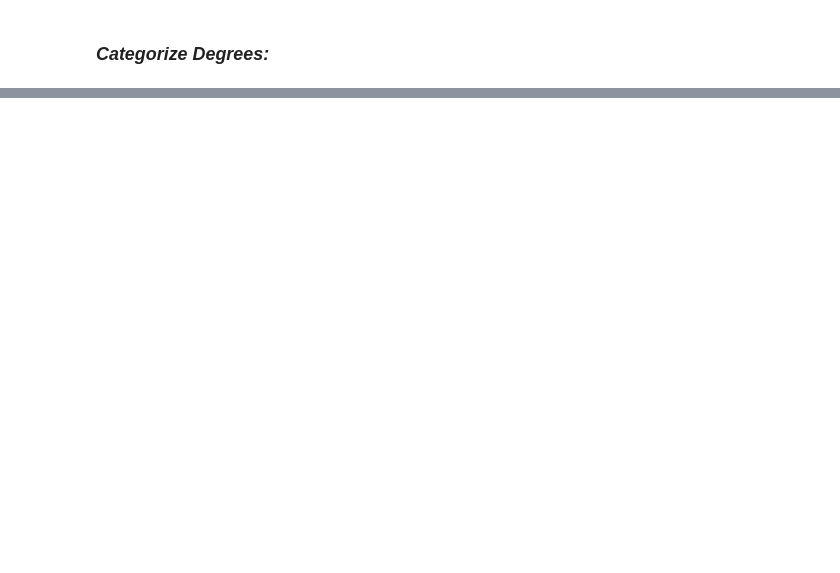
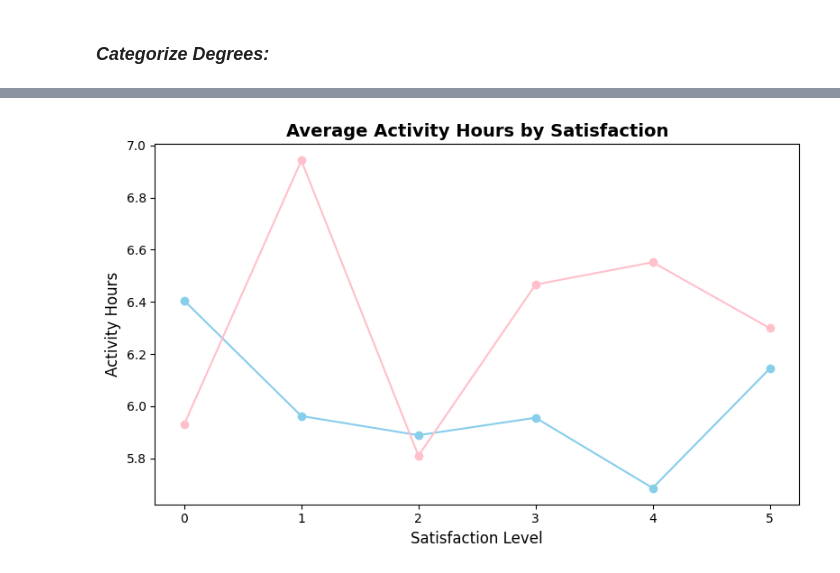
Before and after one commit to AbdessamadTzn/Sad-Brain-Analytics-Hackathon, a Jupyter notebook: sadbrainanalytics.ipynb, the cells around one changed output, grey strips where cells are left out. Saved outputs shown, nothing was run; the diff lists cells and outputs as text; code cells hidden in the pictures; blank space fills up the shorter version.

```diff
--- a/sadbrainanalytics.ipynb
+++ b/sadbrainanalytics.ipynb
@@ -359,0 +381,7 @@ Undergraduate                    3.000000
+# %%
+# Define age group bins and labels
+bins = [0, 29, 44, 54, 65, float('inf')]
+labels = ['Under 25', '25-34', '35-44', '45-54', '55+']
+
+# Assign age groups using pd.cut
+df['Age'] = pd.cut(df['Age'], bins=bins, labels=labels, include_lowest=True)
@@ -359,0 +406,32 @@ Undergraduate                    3.000000
+# %%
+#Rename Work/Study Hours re just number of activity hours for Workers & Students, let's just rename it
+df.rename(columns={'Work/Study Hours': 'Activity Hours'}, inplace=True)
+
+job_satisfaction_by_activity_hours = df.groupby('Job Satisfaction')['Activity Hours'].mean()
+
+study_satisfaction_by_activity_hours = df.groupby('Study Satisfaction')['Activity Hours'].mean()
+
+fig, ax = plt.subplots(figsize=(8, 5))
+
+job_satisfaction_by_activity_hours.plot(
+    kind = 'line',
+    ax=ax,
+    color='skyblue',
+    marker = 'o'
+    # edgecolor='black'
+)
+
+study_satisfaction_by_activity_hours.plot(
+    kind = 'line',
+    ax=ax,
+    color='pink',
+    marker='o'
+)
+
+
+ax.set_title('Average Activity Hours by Satisfaction', fontsize=14, fontweight='bold')
+ax.set_xlabel('Satisfaction Level', fontsize=12)
+ax.set_ylabel('Activity Hours', fontsize=12)
+fig.tight_layout()
+# %% [output]
+[figure, added]
```
Also changed, not shown: parts of 21 cells of this notebook.
